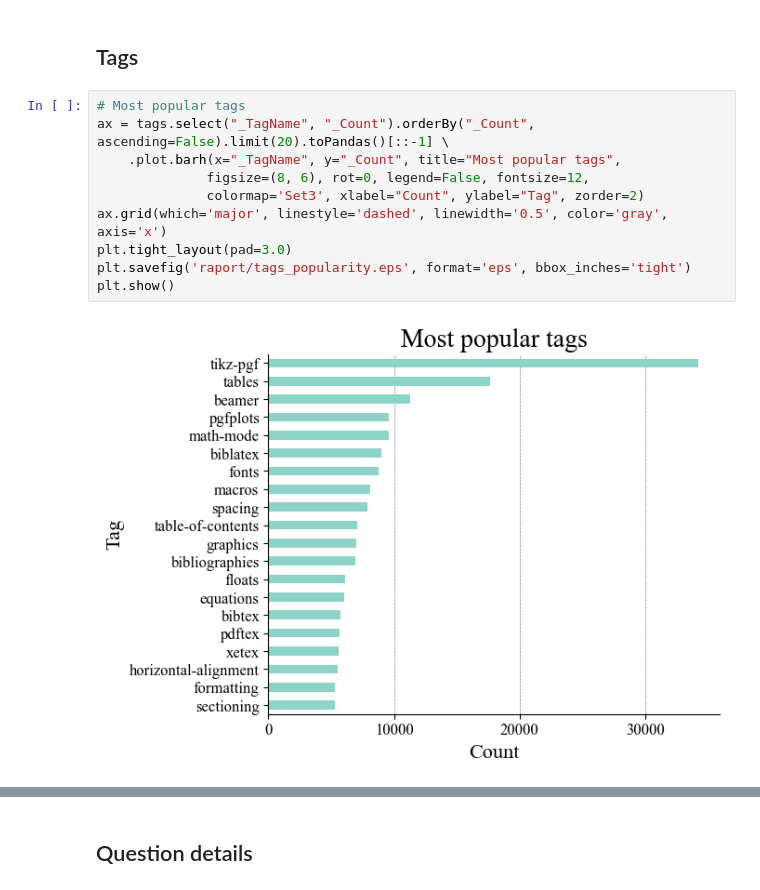
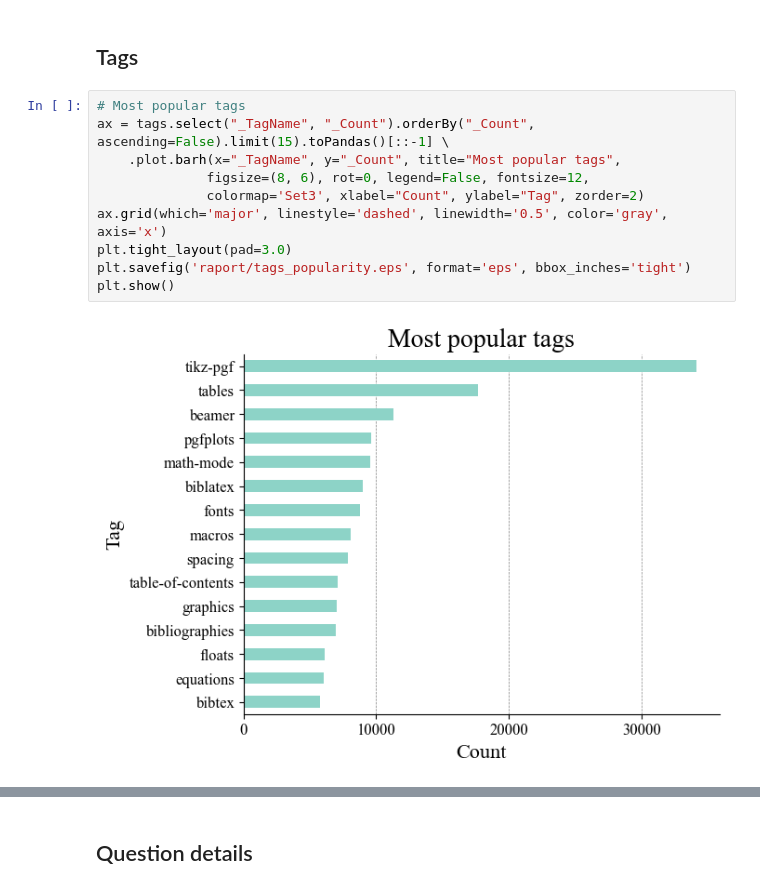
Before and after one commit to KMChris/bigdata, a Jupyter notebook: statistics.ipynb, the cells around one changed output, grey strips where cells are left out. Drawn from its saved outputs; the diff is of its cells as text.

```diff
--- a/statistics.ipynb
+++ b/statistics.ipynb
@@ -95,16 +95,16 @@ Accepted answers: 151197 (60.16% of questions and 46.36% of answers)
 ## Tags
 # %%
 # Most popular tags
-ax = tags.select("_TagName", "_Count").orderBy("_Count", ascending=False).limit(20).toPandas()[::-1] \
+ax = tags.select("_TagName", "_Count").orderBy("_Count", ascending=False).limit(15).toPandas()[::-1] \
     .plot.barh(x="_TagName", y="_Count", title="Most popular tags",
               figsize=(8, 6), rot=0, legend=False, fontsize=12,
               colormap='Set3', xlabel="Count", ylabel="Tag", zorder=2)
 ax.grid(which='major', linestyle='dashed', linewidth='0.5', color='gray', axis='x')
 plt.tight_layout(pad=3.0)
 plt.savefig('raport/tags_popularity.eps', format='eps', bbox_inches='tight')
 plt.show()
 # %% [output]
-[figure, old version]
+[figure, new version]
 # %%
 # Probability of a question having an accepted answer based on tag
 questions_exploded = questions.select("*", explode(questions.Tags).alias("tag"))
```
Also changed, not shown: parts of 2 cells of this notebook.
